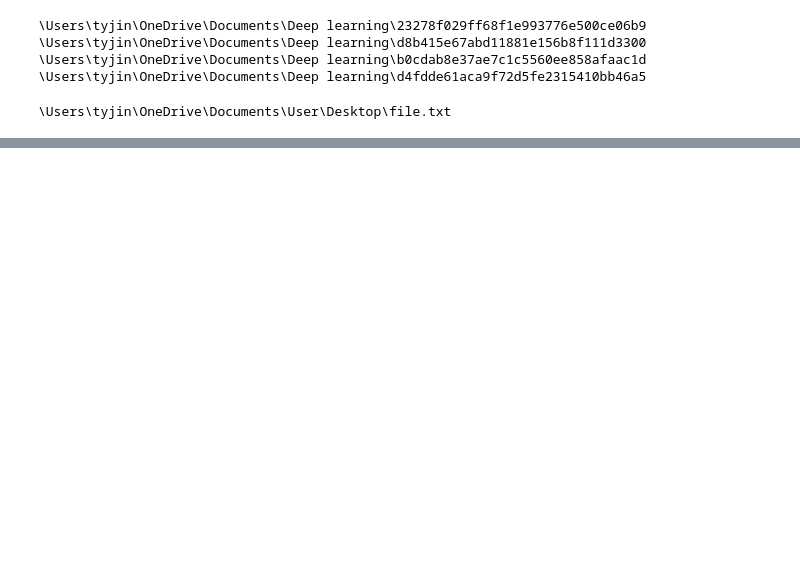
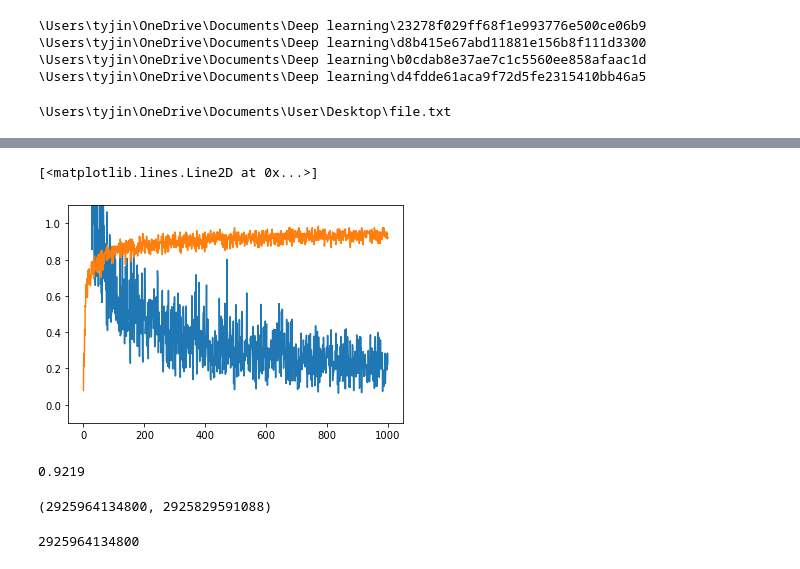
Before and after one commit to hoohooprog/geohotz_mnist_codethru, a Jupyter notebook: hotz mnist codethru.ipynb, the cells around one changed output, grey strips where cells are left out. Saved outputs shown, nothing was run; the diff lists cells and outputs as text; code cells hidden in the pictures; blank space fills up the shorter version.

```diff
--- a/hotz mnist codethru.ipynb
+++ b/hotz mnist codethru.ipynb
@@ -12,9 +13,10 @@ Populating the interactive namespace from numpy and matplotlib
 #
 # note to self: 1) read error message, 2) follow some tutorial or improvise, 3) official docs
 
+
 def fetch(url):
   import requests, gzip, os, hashlib, numpy
-  fp = os.path.join(r"\Users\tyjin\OneDrive\Documents", r"Deep learning", hashlib.md5(url.encode('utf-8')).hexdigest())
+  fp = os.path.join(r"\Users\tyjin\OneDrive\Documents\Deep learning", hashlib.md5(url.encode('utf-8')).hexdigest())
   print(fp)
   if os.path.isfile(fp):
 
@@ -68,0 +85,14 @@ class BobNet(torch.nn.Module):
+# %%
+# validating what usage torch.argmax does in [47]
+
+out = model(torch.tensor(X_train[0:10].reshape((-1,28*28))).float())
+
+Y = torch.tensor(Y_train[0:10]).long()
+print(Y)
+# torch.argmax returns the indices of the maximum value of all elements in the input tensor.
+cat = torch.argmax(out, dim=1)
+print(cat)
+accuracy = (cat == Y)
+print(accuracy)
+# need to change values from boolean to numeric in order to calculate mean
+print(accuracy.float().mean())
@@ -68,0 +140,40 @@ class BobNet(torch.nn.Module):
+# %%
+# training
+# model has to be reinitialized again if params change because existing params
+# fit previous params ? eg lr=0.01 vs lr=0.001, accuracy cannot be recovered maybe becuz
+# existing params produce such bad results failing rate compared to A- of 0.001
+# can think of that as going on a tangent path.
+model = BobNet()
+BS = 128
+loss_function = nn.CrossEntropyLoss()
+optim = torch.optim.SGD(model.parameters(), lr=0.001)
+losses, accuracies = [], []
+
+# iterates through 1000 sets of batch size 32, loss.backward calculate gradient and
+# optim.step() updates parameters of NN for each nodes at each set, before iterating again
+# and taking into consideration only the gradient at that set to revise param
+for i in (t := trange(1000)):
+    samp = np.random.randint(0, X_train.shape[0], size=(BS))
+    X = torch.tensor(X_train[samp].reshape((-1,28*28))).float()
+    Y = torch.tensor(Y_train[samp]).long()
+    optim.zero_grad()
+    out = model(X)
+    cat = torch.argmax(out, dim=1)
+    accuracy = (cat == Y).float().mean()
+    loss = loss_function(out,Y)
+    # backward computes gradient
+    loss.backward()
+    # gradient descent: update params
+    optim.step()
+    loss, accuracy = loss.item(), accuracy.item()
+    losses.append(loss)
+    accuracies.append(accuracy)
+    t.set_description("loss %.2f accuracy %.2f" %
+                      (loss, accuracy))
+
+plt.ylim(-0.1,1.1)
+plot(losses)
+plot(accuracies)
+# %% [output]
+[<matplotlib.lines.Line2D at 0x...>]
+[figure, added]
@@ -68,0 +184,22 @@ class BobNet(torch.nn.Module):
+# %%
+# check predicted Y test values
+(Y_test == Y_test_preds).mean()
+# %% [output]
+0.9219
+# %%
+# init network
+
+l1 = np.zeros((784,128), dtype=np.float32)
+l2 = np.zeros((128,10),dtype=np.float32)
+l1.dtype, l2.dtype
+# googled "get object memory address"
+id(l1),id(l2)
+# %% [output]
+(2925964134800, 2925829591088)
+# %%
+# copy weights from previous pytorch model into the above initialized arrays
+l1[:] = model.l1.weight.detach().numpy().transpose()
+l2[:] = model.l2.weight.detach().numpy().transpose()
+id(l1)
+# %% [output]
+2925964134800
```
Also changed, not shown: parts of 32 cells of this notebook.
